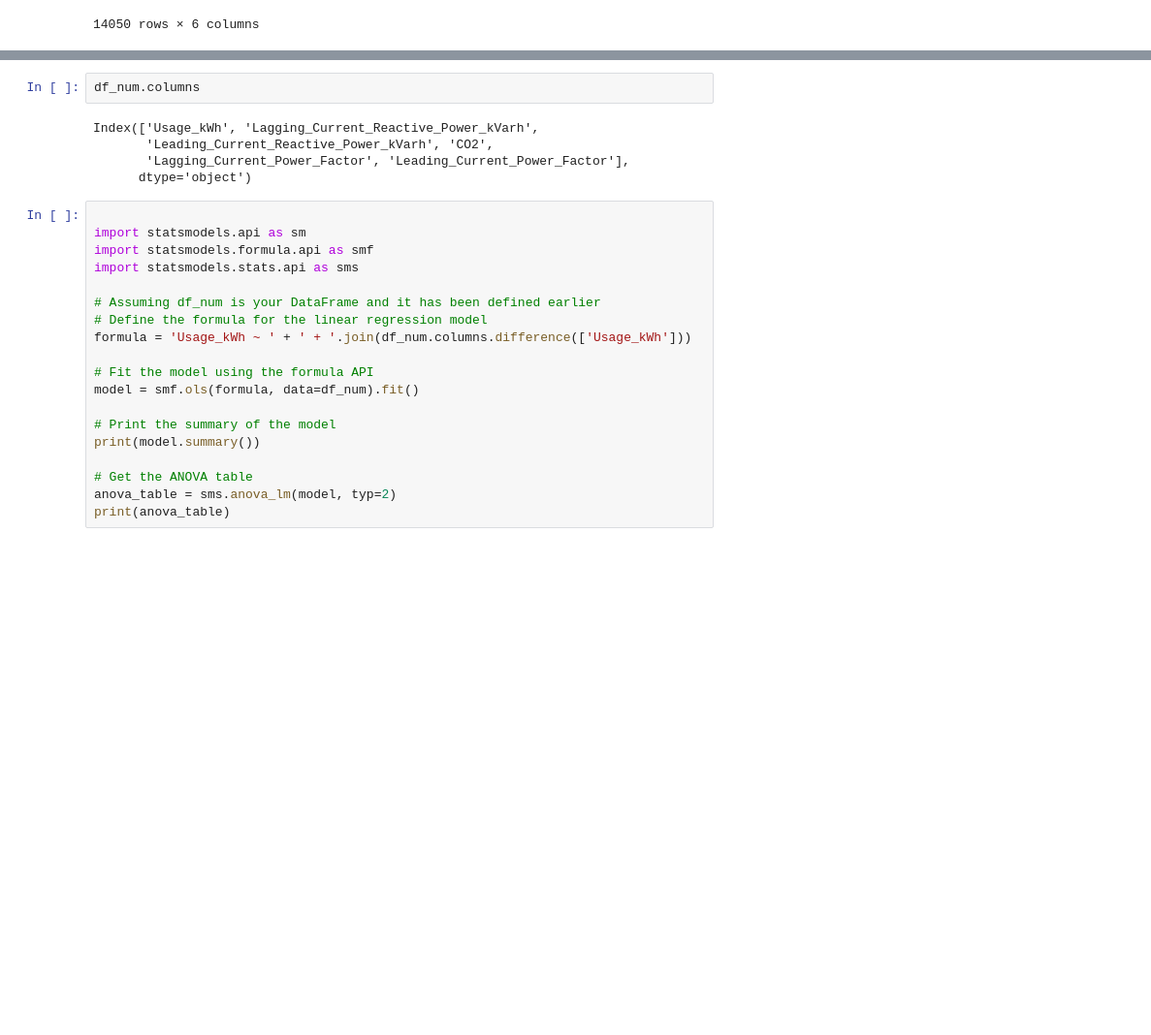
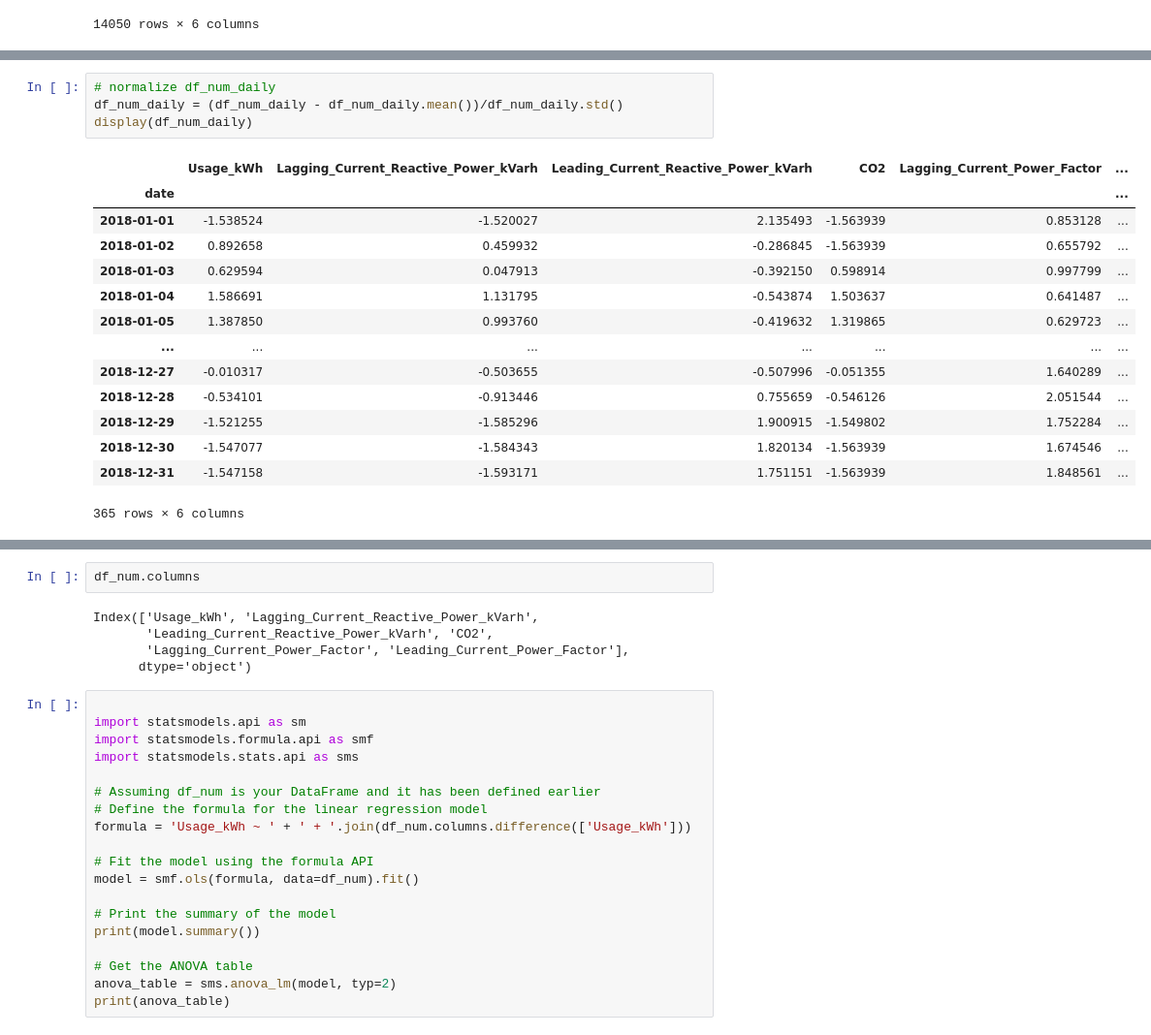
Before and after one commit to Dhruv-Kushwaha2010/MTL766-Project, a Jupyter notebook: main.ipynb, the cells around one changed output, grey strips where cells are left out. Shown: that part at 97% size. Drawn from its saved outputs; the diff is of its cells as text; blank space fills up the shorter version.

```diff
--- a/main.ipynb
+++ b/main.ipynb
@@ -109,3 +126,22 @@ display(df_wt_co2)
+# %%
+# normalize df_num_daily
+df_num_daily = (df_num_daily - df_num_daily.mean())/df_num_daily.std()
+display(df_num_daily)
+# %% [output]
+|  | Usage_kWh | Lagging_Current_Reactive_Power_kVarh | Leading_Current_Reactive_Power_kVarh | CO2 | Lagging_Current_Power_Factor | ... |
+| date |  |  |  |  |  | ... |
+| 2018-01-01 | -1.538524 | -1.520027 | 2.135493 | -1.563939 | 0.853128 | ... |
+| 2018-01-02 | 0.892658 | 0.459932 | -0.286845 | -1.563939 | 0.655792 | ... |
+| 2018-01-03 | 0.629594 | 0.047913 | -0.392150 | 0.598914 | 0.997799 | ... |
+| 2018-01-04 | 1.586691 | 1.131795 | -0.543874 | 1.503637 | 0.641487 | ... |
+| 2018-01-05 | 1.387850 | 0.993760 | -0.419632 | 1.319865 | 0.629723 | ... |
+| ... | ... | ... | ... | ... | ... | ... |
+| 2018-12-27 | -0.010317 | -0.503655 | -0.507996 | -0.051355 | 1.640289 | ... |
+| 2018-12-28 | -0.534101 | -0.913446 | 0.755659 | -0.546126 | 2.051544 | ... |
+| 2018-12-29 | -1.521255 | -1.585296 | 1.900915 | -1.549802 | 1.752284 | ... |
+| 2018-12-30 | -1.547077 | -1.584343 | 1.820134 | -1.563939 | 1.674546 | ... |
+| 2018-12-31 | -1.547158 | -1.593171 | 1.751151 | -1.563939 | 1.848561 | ... |
+365 rows × 6 columns
 # %%
 # Generate a multivariate normal data with 5 columns with mean 0 and variance 1
 # Generate a 5x5 covariance matrix
```
Also changed, not shown: parts of 49 cells of this notebook.
